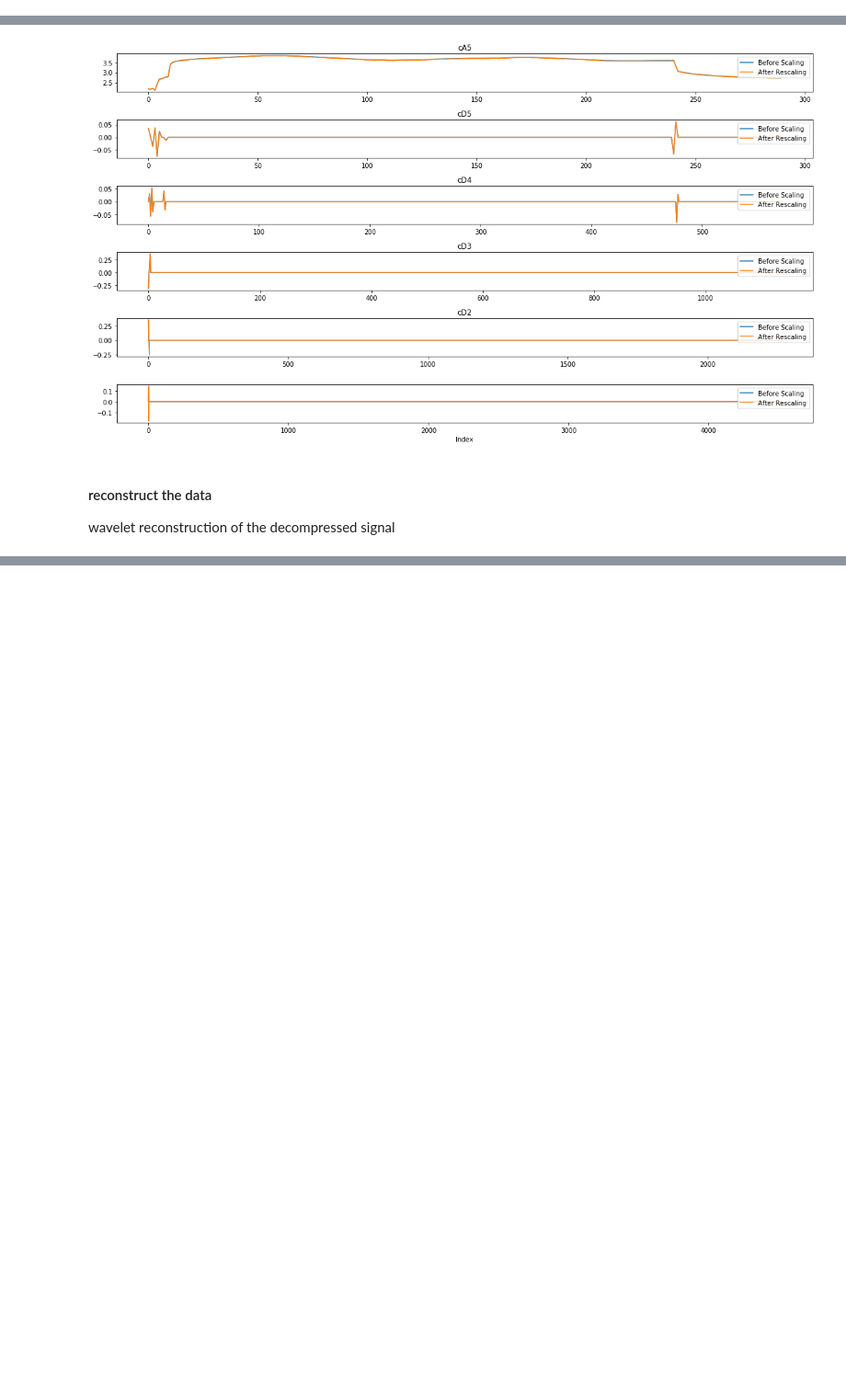
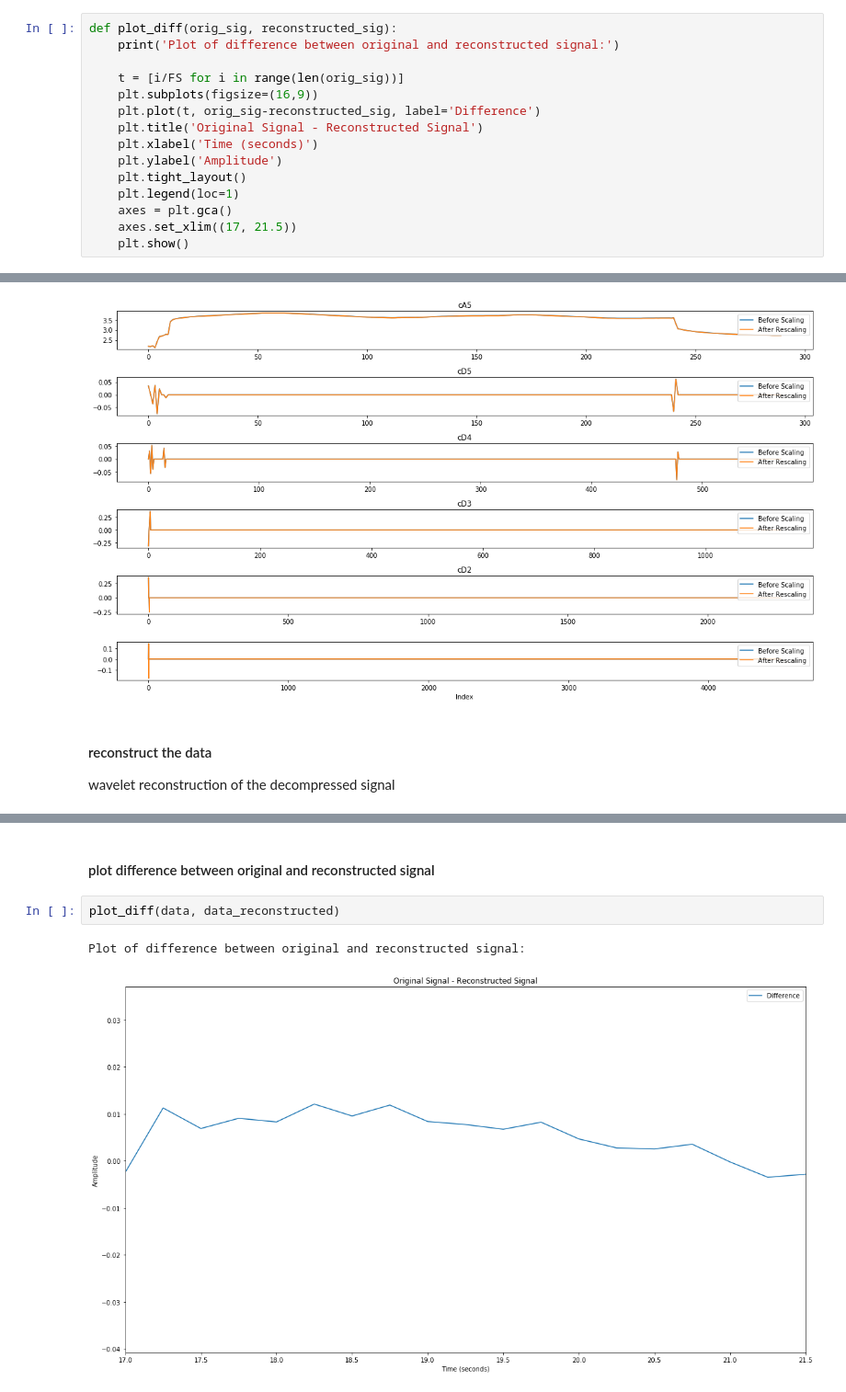
Before and after one commit to DigitalBiomarkerDiscoveryPipeline/Data-Compression-Toolbox, a Jupyter notebook: Joe/wavelet transform/code_wavelet_temp.ipynb, the cells around one changed output, grey strips where cells are left out. Shown at 92% size. Drawn from its saved outputs; the diff is of its cells as text; blank space fills up the shorter version.

```diff
--- a/Joe/wavelet transform/code_wavelet_temp.ipynb
+++ b/Joe/wavelet transform/code_wavelet_temp.ipynb
@@ -742,3 +744,18 @@ def calculate_PRD(orig_sig, reconstructed_sig):
+# %%
+def plot_diff(orig_sig, reconstructed_sig):
+    print('Plot of difference between original and reconstructed signal:')
+
+    t = [i/FS for i in range(len(orig_sig))]
+    plt.subplots(figsize=(16,9))
+    plt.plot(t, orig_sig-reconstructed_sig, label='Difference')
+    plt.title('Original Signal - Reconstructed Signal')
+    plt.xlabel('Time (seconds)')
+    plt.ylabel('Amplitude')
+    plt.tight_layout()
+    plt.legend(loc=1)
+    axes = plt.gca()
+    axes.set_xlim((17, 21.5))
+    plt.show()
 # %% [markdown]
 ## Compression Procedure
 ### load data
@@ -995,0 +1031,7 @@ calculate_PRD(data,data_reconstructed)
+# %% [markdown]
+#### plot difference between original and reconstructed signal
+# %%
+plot_diff(data, data_reconstructed)
+# %% [output]
+Plot of difference between original and reconstructed signal:
+[figure, added]
```
Also changed, not shown: parts of 11 cells of this notebook, 1 other file.
